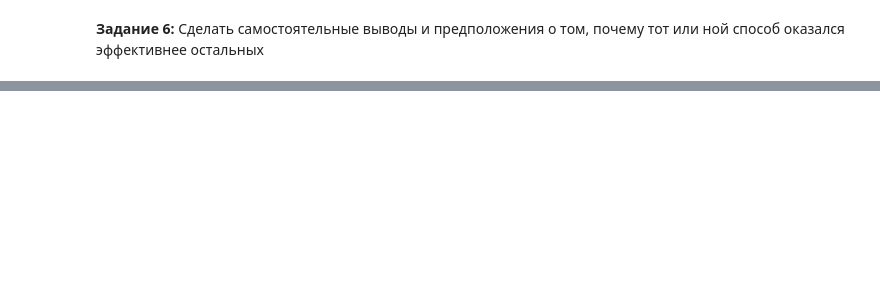
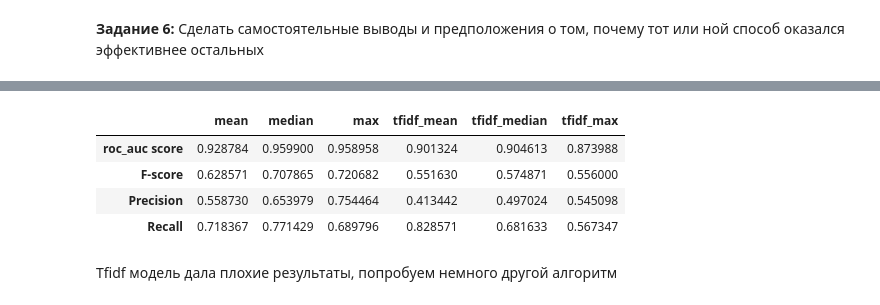
Before and after one commit to PolinaNik/ML_in_business, a Jupyter notebook: lesson2/HW2.ipynb, the cells around one changed output, grey strips where cells are left out. Saved outputs shown, nothing was run; the diff lists cells and outputs as text; code cells hidden in the pictures; blank space fills up the shorter version.

```diff
--- a/lesson2/HW2.ipynb
+++ b/lesson2/HW2.ipynb
@@ -263,0 +296,30 @@ __Задание 6:__ Сделать самостоятельные выводы
+# %%
+ML_tfidf_mean = MLModel(users, target, 'mean')
+ML_tfidf_mean.fit()
+ML_tfidf_mean_preds = ML_tfidf_mean.transform()
+# %%
+ML_tfidf_median = MLModel(users, target, 'median')
+ML_tfidf_median.fit()
+ML_tfidf_median_preds = ML_tfidf_median.transform()
+# %%
+ML_tfidf_max = MLModel(users, target, 'max')
+ML_tfidf_max.fit()
+ML_tfidf_max_preds = ML_tfidf_max.transform()
+# %%
+table = {'mean': accuracy_metrics(ML_mean.y_test, ML_mean_preds),
+        'median': accuracy_metrics(ML_median.y_test, ML_median_preds),
+        'max': accuracy_metrics(ML_max.y_test, ML_max_preds),
+        'tfidf_mean': accuracy_metrics(ML_tfidf_mean.y_test, ML_tfidf_mean_preds),
+        'tfidf_median': accuracy_metrics(ML_tfidf_median.y_test, ML_tfidf_median_preds),
+        'tfidf_max': accuracy_metrics(ML_tfidf_max.y_test, ML_tfidf_max_preds)}
+
+table = pd.DataFrame(data=table, index=['roc_auc score', 'F-score', 'Precision', 'Recall'])
+table
+# %% [output]
+|  | mean | median | max | tfidf_mean | tfidf_median | tfidf_max |
+| roc_auc score | 0.928784 | 0.959900 | 0.958958 | 0.901324 | 0.904613 | 0.873988 |
+| F-score | 0.628571 | 0.707865 | 0.720682 | 0.551630 | 0.574871 | 0.556000 |
+| Precision | 0.558730 | 0.653979 | 0.754464 | 0.413442 | 0.497024 | 0.545098 |
+| Recall | 0.718367 | 0.771429 | 0.689796 | 0.828571 | 0.681633 | 0.567347 |
+# %% [markdown]
+Tfidf модель дала плохие результаты, попробуем немного другой алгоритм
```
Also changed, not shown: parts of 29 cells of this notebook.
